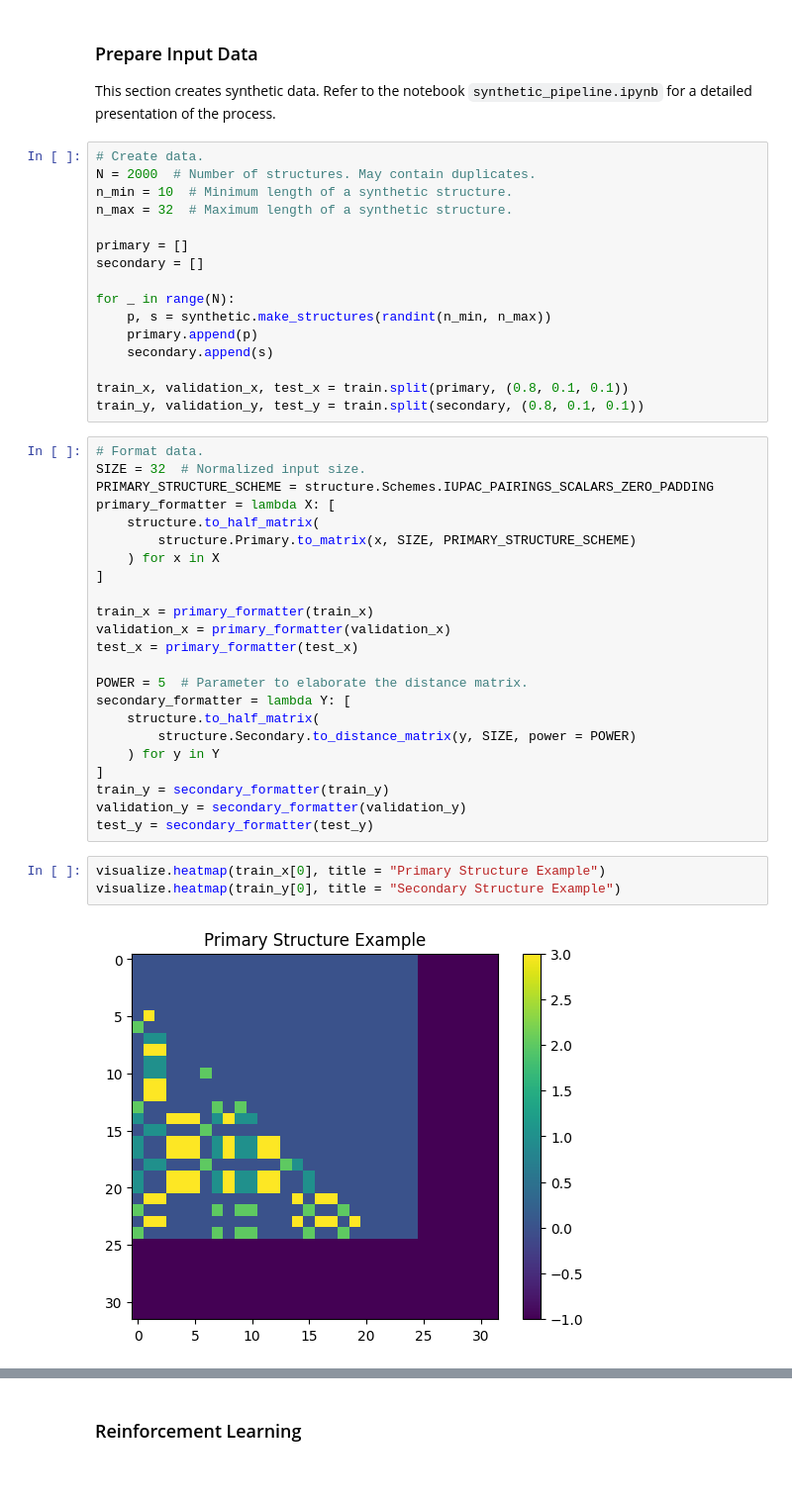
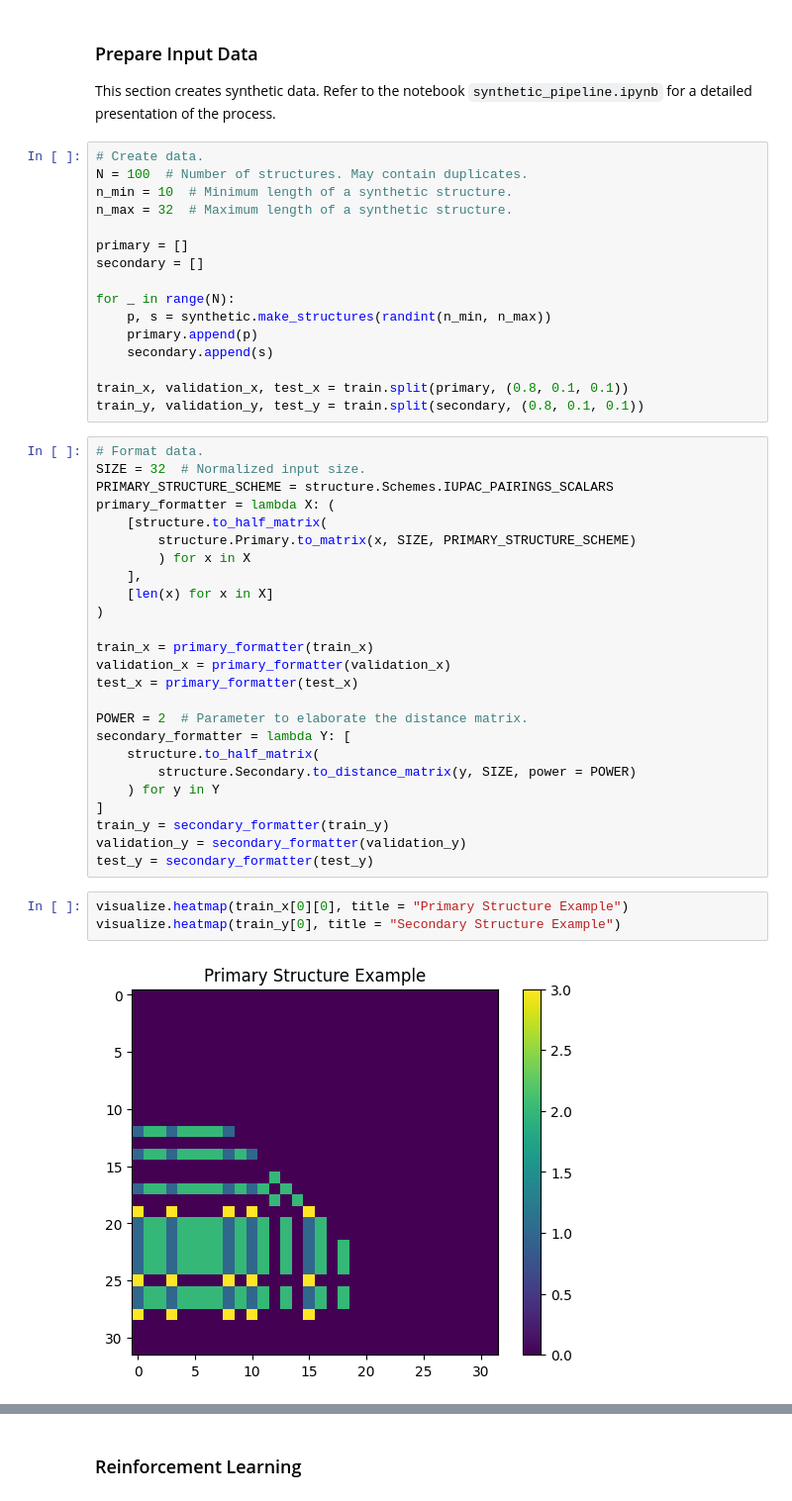
Before and after one commit to Vincent-Therrien/diurnal, a Jupyter notebook: demo/reinforcement_learning.ipynb, the cells around one changed output, grey strips where cells are left out. Shown at 99% size. Drawn from its saved outputs; the diff is of its cells as text.

```diff
--- a/demo/reinforcement_learning.ipynb
+++ b/demo/reinforcement_learning.ipynb
@@ -68,7 +68,7 @@ This section creates synthetic data. Refer to the notebook
 `synthetic_pipeline.ipynb` for a detailed presentation of the process.
 # %%
 # Create data.
-N = 2000  # Number of structures. May contain duplicates.
+N = 100  # Number of structures. May contain duplicates.
 n_min = 10  # Minimum length of a synthetic structure.
 n_max = 32  # Maximum length of a synthetic structure.
 
@@ -85,18 +85,20 @@ train_y, validation_y, test_y = train.split(secondary, (0.8, 0.1, 0.1))
 # %%
 # Format data.
 SIZE = 32  # Normalized input size.
-PRIMARY_STRUCTURE_SCHEME = structure.Schemes.IUPAC_PAIRINGS_SCALARS_ZERO_PADDING
-primary_formatter = lambda X: [
-    structure.to_half_matrix(
+PRIMARY_STRUCTURE_SCHEME = structure.Schemes.IUPAC_PAIRINGS_SCALARS
+primary_formatter = lambda X: (
+    [structure.to_half_matrix(
         structure.Primary.to_matrix(x, SIZE, PRIMARY_STRUCTURE_SCHEME)
-    ) for x in X
-]
+        ) for x in X
+    ],
+    [len(x) for x in X]
+)
 
 train_x = primary_formatter(train_x)
 validation_x = primary_formatter(validation_x)
 test_x = primary_formatter(test_x)
 
-POWER = 5  # Parameter to elaborate the distance matrix.
+POWER = 2  # Parameter to elaborate the distance matrix.
 secondary_formatter = lambda Y: [
     structure.to_half_matrix(
         structure.Secondary.to_distance_matrix(y, SIZE, power = POWER)
@@ -106,7 +108,7 @@ train_y = secondary_formatter(train_y)
 validation_y = secondary_formatter(validation_y)
 test_y = secondary_formatter(test_y)
 # %%
-visualize.heatmap(train_x[0], title = "Primary Structure Example")
+visualize.heatmap(train_x[0][0], title = "Primary Structure Example")
 visualize.heatmap(train_y[0], title = "Secondary Structure Example")
 # %% [output]
-[figure, old version]
+[figure, new version]
```
Also changed, not shown: parts of 6 cells of this notebook, 7 other files.
